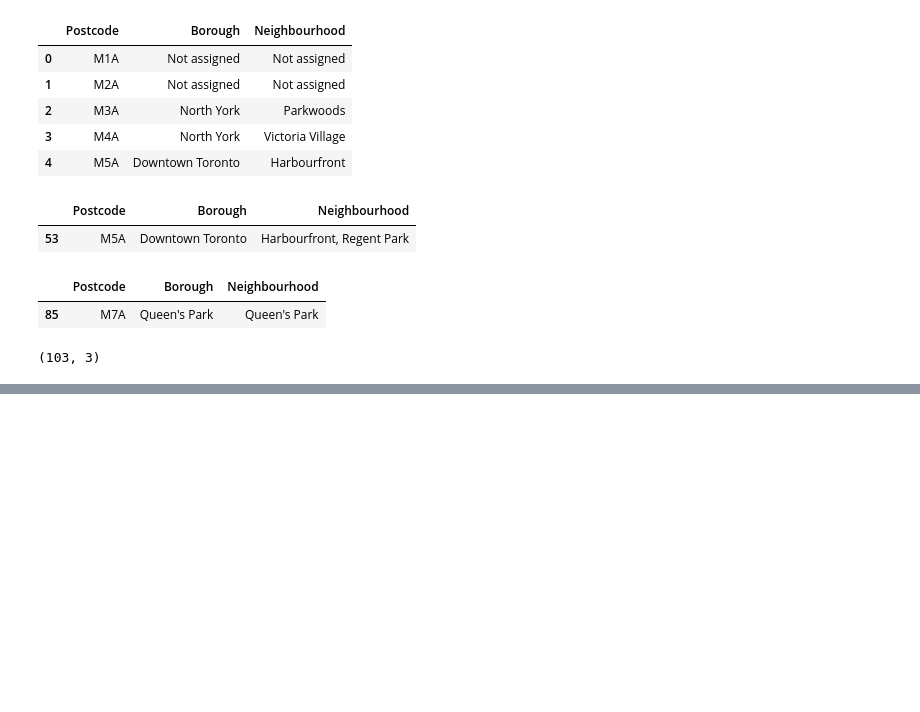
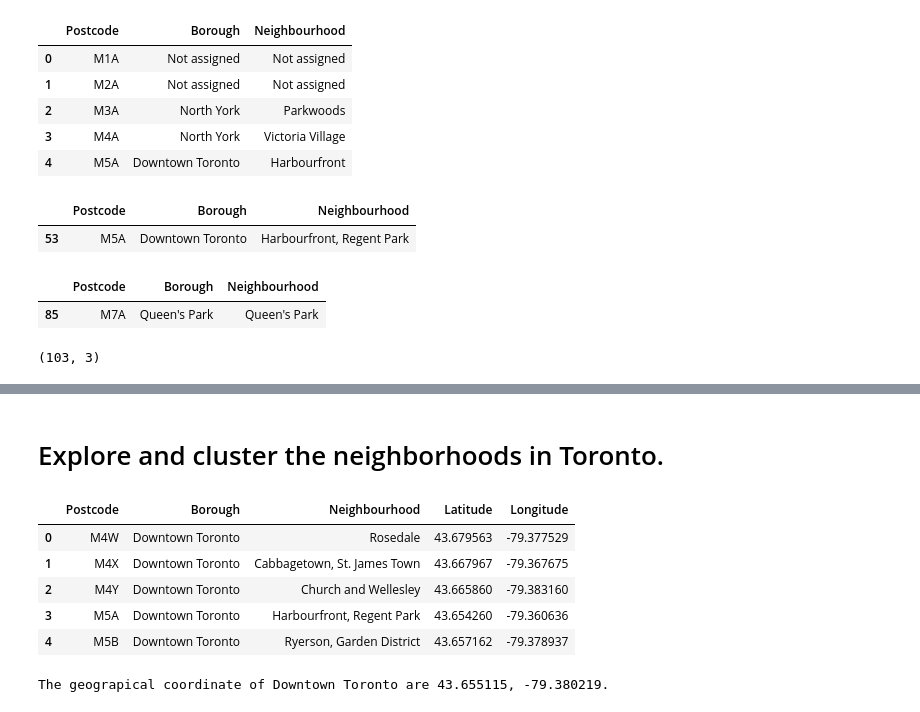
Before and after one commit to rayraib/Coursera_Capstone, a Jupyter notebook: Coursera_Data_Science_Capstone.ipynb, the cells around one changed output, grey strips where cells are left out. Saved outputs shown, nothing was run; the diff lists cells and outputs as text; code cells hidden in the pictures; blank space fills up the shorter version.

Commit message:
exlore toronto neighbourhood

```diff
--- a/Coursera_Data_Science_Capstone.ipynb
+++ b/Coursera_Data_Science_Capstone.ipynb
@@ -59,0 +72,4 @@ dfGroup.shape
+# %%
+dfLatLong = pd.read_csv('Geospatial_Coordinates.csv')
+# %%
+dfLatLong.rename(columns={"Postal Code":'Postcode'}, inplace=True)
@@ -59,0 +85,25 @@ dfGroup.shape
+# %%
+dfFinal = pd.merge(dfGroup, dfLatLong, on="Postcode")
+# %% [markdown]
+# Explore and cluster the neighborhoods in Toronto.
+# %%
+toronto_data = dfFinal[dfFinal.Borough == 'Downtown Toronto'].reset_index(drop=True)
+# %%
+toronto_data.head()
+# %% [output]
+|  | Postcode | Borough | Neighbourhood | Latitude | Longitude |
+| 0 | M4W | Downtown Toronto | Rosedale | 43.679563 | -79.377529 |
+| 1 | M4X | Downtown Toronto | Cabbagetown, St. James Town | 43.667967 | -79.367675 |
+| 2 | M4Y | Downtown Toronto | Church and Wellesley | 43.665860 | -79.383160 |
+| 3 | M5A | Downtown Toronto | Harbourfront, Regent Park | 43.654260 | -79.360636 |
+| 4 | M5B | Downtown Toronto | Ryerson, Garden District | 43.657162 | -79.378937 |
+# %%
+address = 'Downtown Toronto, Canada'
+
+geolocator = Nominatim(user_agent="torontoExplorer")
+location = geolocator.geocode(address)
+latitude = location.latitude
+longitude = location.longitude
+print('The geograpical coordinate of Downtown Toronto are {}, {}.'.format(latitude, longitude))
+# %% [output]
+The geograpical coordinate of Downtown Toronto are 43.655115, -79.380219.
```
Also changed, not shown: parts of 6 cells of this notebook.
